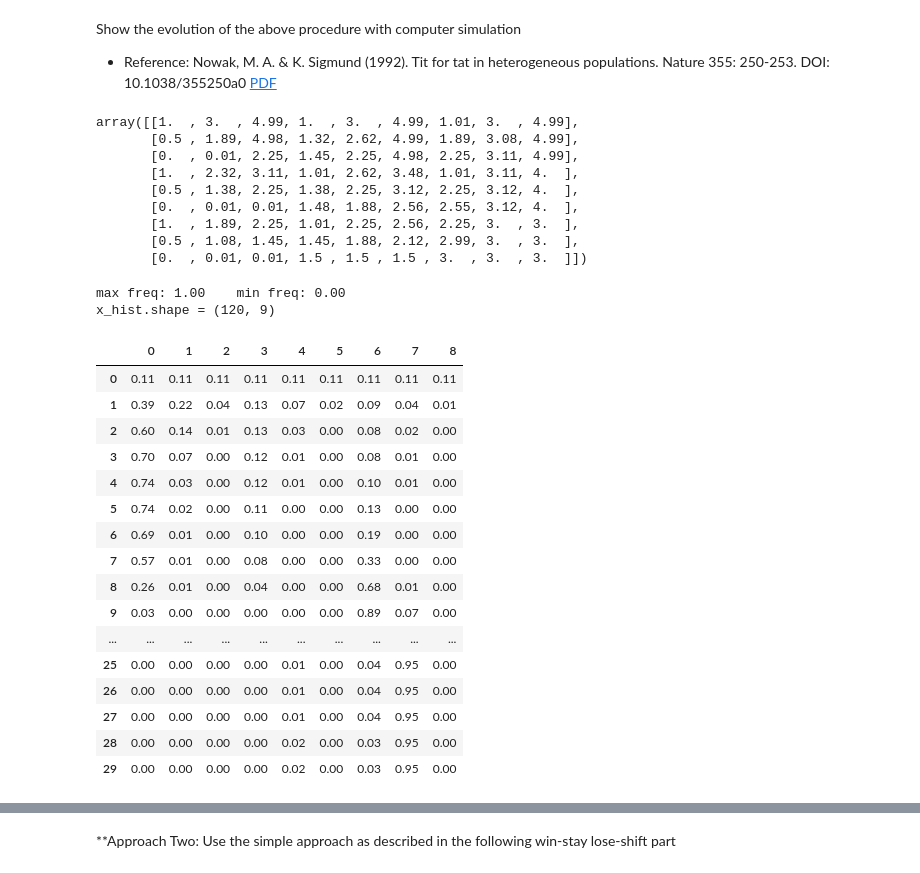
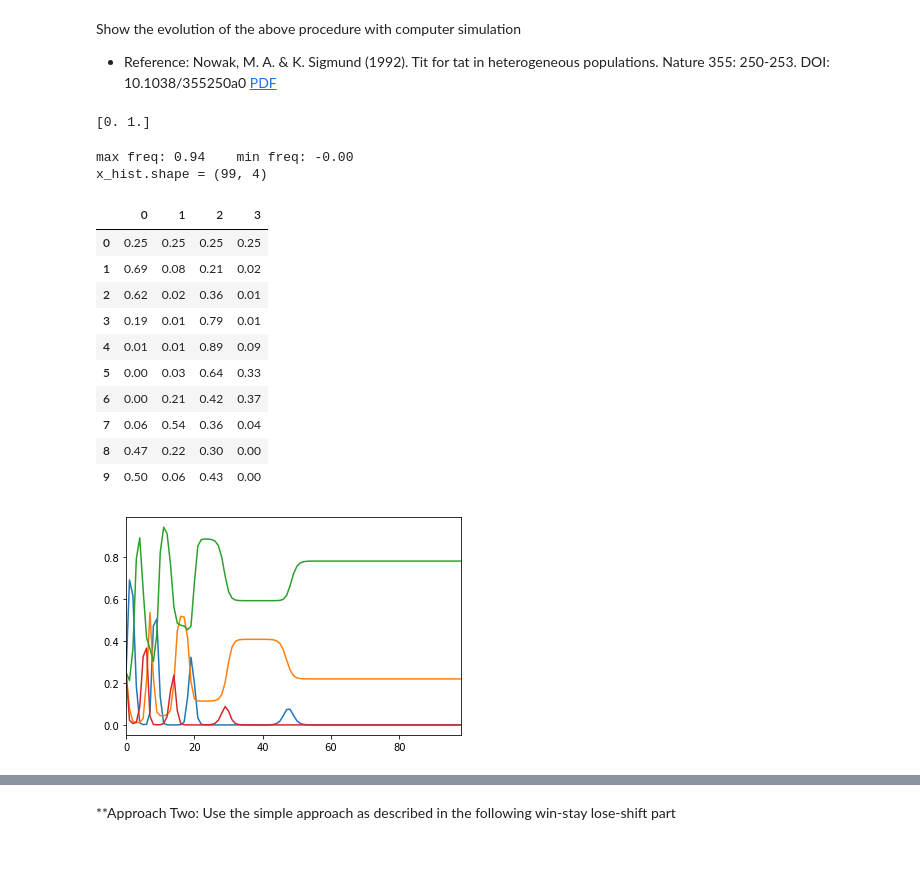
Before and after one commit to kcuii/evolutionary-dynamics, a Jupyter notebook: jw_demo.ipynb, the cells around one changed output, grey strips where cells are left out. Saved outputs shown, nothing was run; the diff lists cells and outputs as text; code cells hidden in the pictures.

```diff
--- a/jw_demo.ipynb
+++ b/jw_demo.ipynb
@@ -164,10 +166,12 @@ np.set_printoptions(precision=3, suppress=True)
 # create payoff matrix
 
 R, S, T, P = 3, 0, 5, 1 # Reward, Suck, Temptation, Punishment
-M = 3
+
+M = 2
 N = M*M # total strategies in total
 
-proba_list = np.linspace(0.001, .999, M)
+proba_list = np.linspace(0.00001, .99999, M)
+print(proba_list)
 
 debug = 0
 # debug = 1
@@ -214,17 +218,10 @@ def compute_payoff_between_i_and_j(i, j): # both i and j are in the range of (0,
 payoff_matrix = np.zeros((N, N))
 
 for i in range(N):
-    if debug:
-        inspection = N-M # TFT. Payoff is different from what I expected - initial action is not considered?
-        inspection = 0 # ALLD
-        # inspection = N-1 # ALLC
-
-        if not i==inspection: continue
-
     for j in range(N):
-#         if debug and not j==inspection: continue
-
         payoff_matrix[i, j] = compute_payoff_between_i_and_j(i, j)
+# %% [output]
+[0. 1.]
 # %%
 # inspection = 0 # ALLD
 # inspection = N-1 # ALLC
@@ -233,54 +230,42 @@ for i in range(N):
 if M==3:
     np.set_printoptions(precision=2, suppress=True)
     display(payoff_matrix)
-# %% [output]
-array([[1.  , 3.  , 4.99, 1.  , 3.  , 4.99, 1.01, 3.  , 4.99],
-       [0.5 , 1.89, 4.98, 1.32, 2.62, 4.99, 1.89, 3.08, 4.99],
-       [0.  , 0.01, 2.25, 1.45, 2.25, 4.98, 2.25, 3.11, 4.99],
-       [1.  , 2.32, 3.11, 1.01, 2.62, 3.48, 1.01, 3.11, 4.  ],
-       [0.5 , 1.38, 2.25, 1.38, 2.25, 3.12, 2.25, 3.12, 4.  ],
-       [0.  , 0.01, 0.01, 1.48, 1.88, 2.56, 2.55, 3.12, 4.  ],
-       [1.  , 1.89, 2.25, 1.01, 2.25, 2.56, 2.25, 3.  , 3.  ],
-       [0.5 , 1.08, 1.45, 1.45, 1.88, 2.12, 2.99, 3.  , 3.  ],
-       [0.  , 0.01, 0.01, 1.5 , 1.5 , 1.5 , 3.  , 3.  , 3.  ]])
 # %%
 def f(x, t):
     payoff_vector = payoff_matrix.dot(x)
     phi = x.dot(payoff_vector)
 #     print(f'{phi:.1f}', end=' ')
     dx = x*(payoff_vector - phi)
     return dx
 
-
-t = np.linspace(0, 300, 120)
+stop, cnt = 3*N, N-1
+if N<=30:
+    stop, cnt = 300, 99
+t = np.linspace(0, stop, cnt)
 x_init = np.ones(N)/N
 
 x_hist = odeint(f, x_init, t)
 
 print(f'max freq: {x_hist.max():.2f}    min freq: {x_hist.min():.2f}')
 print('x_hist.shape =', x_hist.shape)
 
-import pandas as pd
 
+df = pd.DataFrame(x_hist[:, :])
+df.plot(legend=False)
 
-pd.DataFrame(x_hist).round(2)[:30]
+pd.DataFrame(x_hist).round(2)[:10]
 # %% [output]
-max freq: 1.00    min freq: 0.00
-x_hist.shape = (120, 9)
+max freq: 0.94    min freq: -0.00
+x_hist.shape = (99, 4)
-|  | 0 | 1 | 2 | 3 | 4 | 5 | 6 | 7 | 8 |
-| 0 | 0.11 | 0.11 | 0.11 | 0.11 | 0.11 | 0.11 | 0.11 | 0.11 | 0.11 |
-| 1 | 0.39 | 0.22 | 0.04 | 0.13 | 0.07 | 0.02 | 0.09 | 0.04 | 0.01 |
-| 2 | 0.60 | 0.14 | 0.01 | 0.13 | 0.03 | 0.00 | 0.08 | 0.02 | 0.00 |
-| 3 | 0.70 | 0.07 | 0.00 | 0.12 | 0.01 | 0.00 | 0.08 | 0.01 | 0.00 |
-| 4 | 0.74 | 0.03 | 0.00 | 0.12 | 0.01 | 0.00 | 0.10 | 0.01 | 0.00 |
-| 5 | 0.74 | 0.02 | 0.00 | 0.11 | 0.00 | 0.00 | 0.13 | 0.00 | 0.00 |
-| 6 | 0.69 | 0.01 | 0.00 | 0.10 | 0.00 | 0.00 | 0.19 | 0.00 | 0.00 |
-| 7 | 0.57 | 0.01 | 0.00 | 0.08 | 0.00 | 0.00 | 0.33 | 0.00 | 0.00 |
-| 8 | 0.26 | 0.01 | 0.00 | 0.04 | 0.00 | 0.00 | 0.68 | 0.01 | 0.00 |
-| 9 | 0.03 | 0.00 | 0.00 | 0.00 | 0.00 | 0.00 | 0.89 | 0.07 | 0.00 |
-| ... | ... | ... | ... | ... | ... | ... | ... | ... | ... |
-| 25 | 0.00 | 0.00 | 0.00 | 0.00 | 0.01 | 0.00 | 0.04 | 0.95 | 0.00 |
-| 26 | 0.00 | 0.00 | 0.00 | 0.00 | 0.01 | 0.00 | 0.04 | 0.95 | 0.00 |
-| 27 | 0.00 | 0.00 | 0.00 | 0.00 | 0.01 | 0.00 | 0.04 | 0.95 | 0.00 |
-| 28 | 0.00 | 0.00 | 0.00 | 0.00 | 0.02 | 0.00 | 0.03 | 0.95 | 0.00 |
-| 29 | 0.00 | 0.00 | 0.00 | 0.00 | 0.02 | 0.00 | 0.03 | 0.95 | 0.00 |
+|  | 0 | 1 | 2 | 3 |
+| 0 | 0.25 | 0.25 | 0.25 | 0.25 |
+| 1 | 0.69 | 0.08 | 0.21 | 0.02 |
+| 2 | 0.62 | 0.02 | 0.36 | 0.01 |
+| 3 | 0.19 | 0.01 | 0.79 | 0.01 |
+| 4 | 0.01 | 0.01 | 0.89 | 0.09 |
+| 5 | 0.00 | 0.03 | 0.64 | 0.33 |
+| 6 | 0.00 | 0.21 | 0.42 | 0.37 |
+| 7 | 0.06 | 0.54 | 0.36 | 0.04 |
+| 8 | 0.47 | 0.22 | 0.30 | 0.00 |
+| 9 | 0.50 | 0.06 | 0.43 | 0.00 |
+[figure, added]
```
Also changed, not shown: parts of 6 cells of this notebook.
